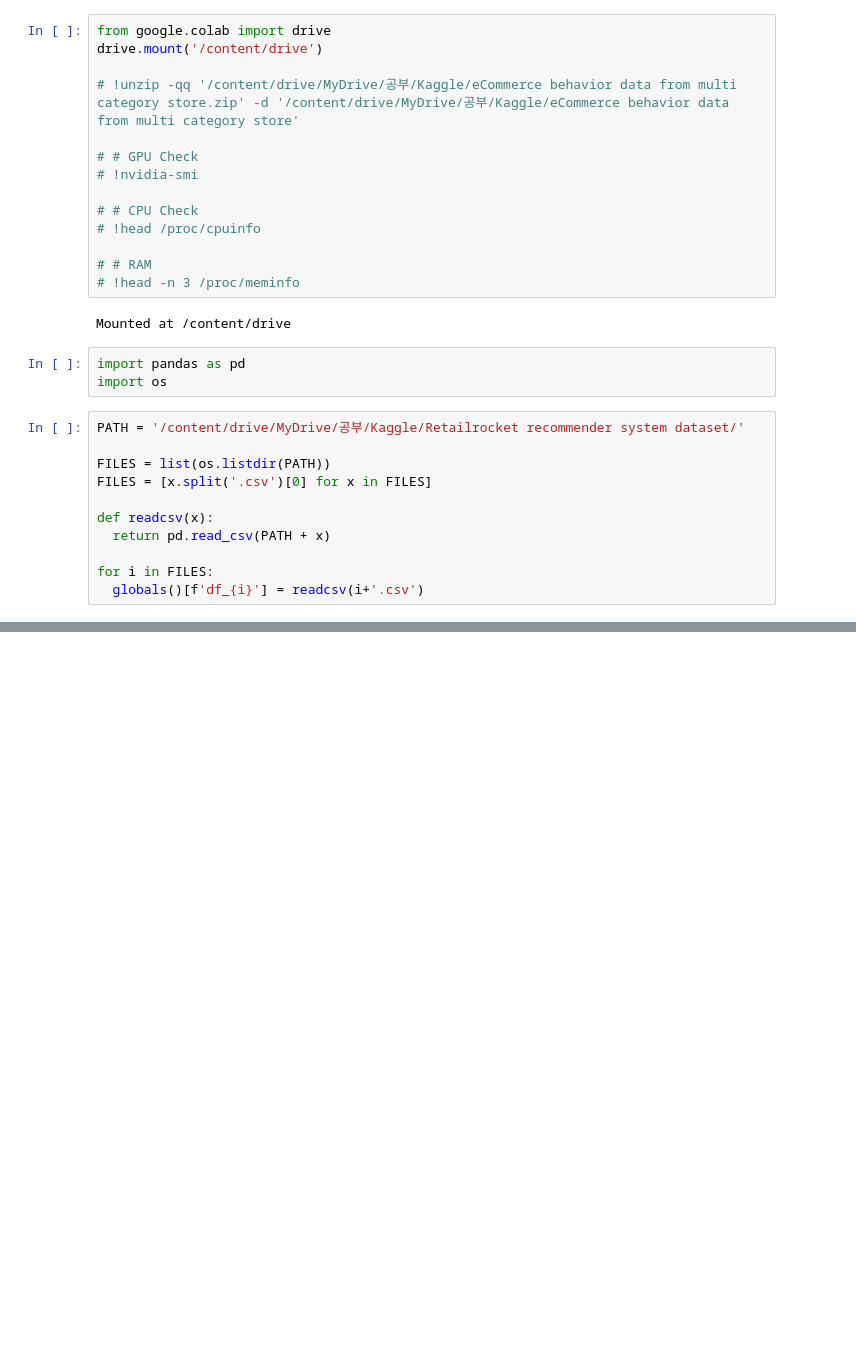
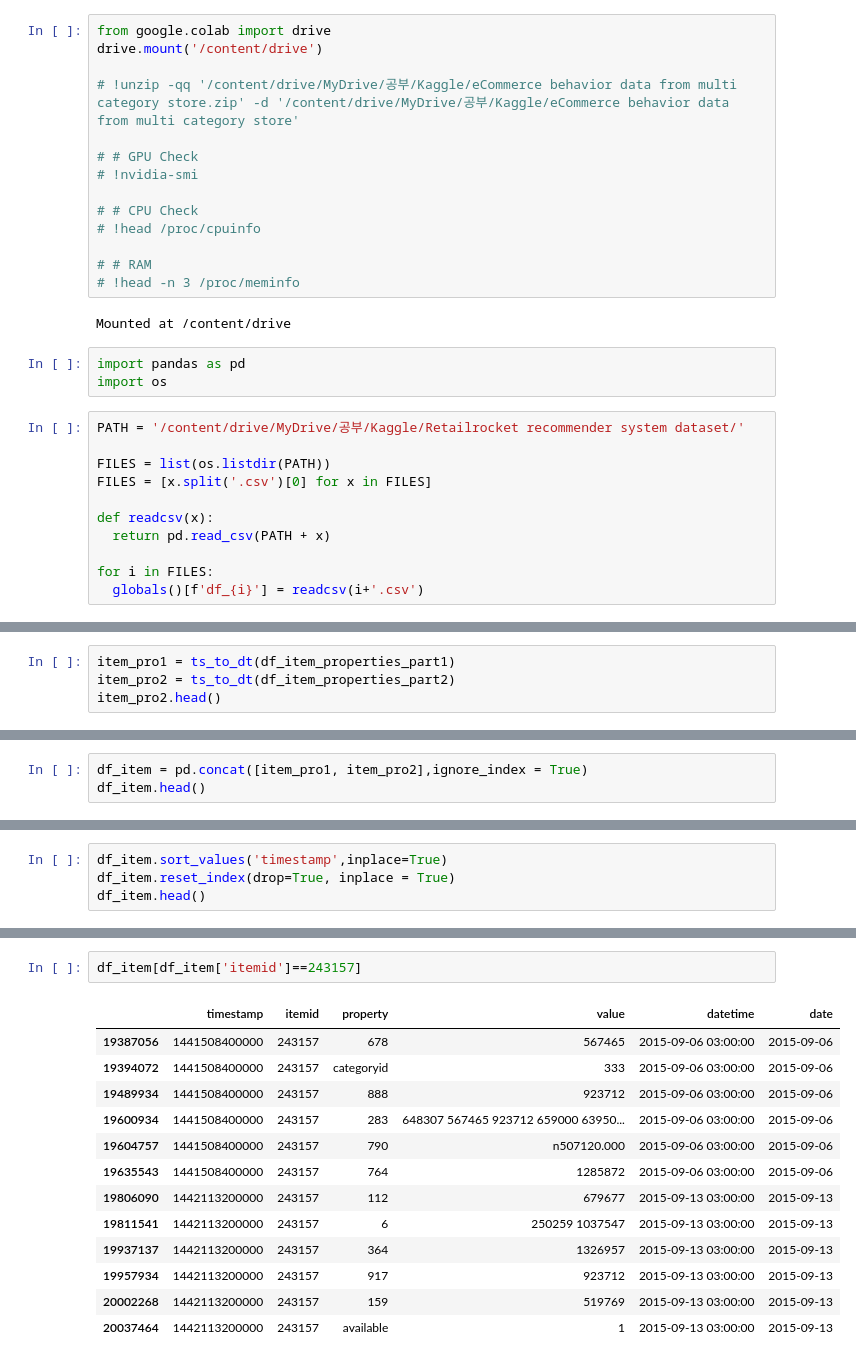
Before and after one commit to tkasod2/TIL, a Jupyter notebook: prj_analysis/Retailrocket_recommender_system_datase.ipynb, the cells around one changed output, grey strips where cells are left out. Saved outputs shown, nothing was run; the diff lists cells and outputs as text; blank space fills up the shorter version.

```diff
--- a/prj_analysis/Retailrocket_recommender_system_datase.ipynb
+++ b/prj_analysis/Retailrocket_recommender_system_datase.ipynb
@@ -96,0 +54,4 @@ df_item_properties_part2.head()
+# %%
+item_pro1 = ts_to_dt(df_item_properties_part1)
+item_pro2 = ts_to_dt(df_item_properties_part2)
+item_pro2.head()
@@ -96,0 +65,3 @@ df_item_properties_part2.head()
+# %%
+df_item = pd.concat([item_pro1, item_pro2],ignore_index = True)
+df_item.head()
@@ -96,0 +126,4 @@ df_item_properties_part2.head()
+# %%
+df_item.sort_values('timestamp',inplace=True)
+df_item.reset_index(drop=True, inplace = True)
+df_item.head()
@@ -96,0 +137,16 @@ df_item_properties_part2.head()
+# %%
+df_item[df_item['itemid']==243157]
+# %% [output]
+|  | timestamp | itemid | property | value | datetime | date |
+| 19387056 | 1441508400000 | 243157 | 678 | 567465 | 2015-09-06 03:00:00 | 2015-09-06 |
+| 19394072 | 1441508400000 | 243157 | categoryid | 333 | 2015-09-06 03:00:00 | 2015-09-06 |
+| 19489934 | 1441508400000 | 243157 | 888 | 923712 | 2015-09-06 03:00:00 | 2015-09-06 |
+| 19600934 | 1441508400000 | 243157 | 283 | 648307 567465 923712 659000 63950... | 2015-09-06 03:00:00 | 2015-09-06 |
+| 19604757 | 1441508400000 | 243157 | 790 | n507120.000 | 2015-09-06 03:00:00 | 2015-09-06 |
+| 19635543 | 1441508400000 | 243157 | 764 | 1285872 | 2015-09-06 03:00:00 | 2015-09-06 |
+| 19806090 | 1442113200000 | 243157 | 112 | 679677 | 2015-09-13 03:00:00 | 2015-09-13 |
+| 19811541 | 1442113200000 | 243157 | 6 | 250259 1037547 | 2015-09-13 03:00:00 | 2015-09-13 |
+| 19937137 | 1442113200000 | 243157 | 364 | 1326957 | 2015-09-13 03:00:00 | 2015-09-13 |
+| 19957934 | 1442113200000 | 243157 | 917 | 923712 | 2015-09-13 03:00:00 | 2015-09-13 |
+| 20002268 | 1442113200000 | 243157 | 159 | 519769 | 2015-09-13 03:00:00 | 2015-09-13 |
+| 20037464 | 1442113200000 | 243157 | available | 1 | 2015-09-13 03:00:00 | 2015-09-13 |
```
Also changed, not shown: parts of 17 cells of this notebook.
